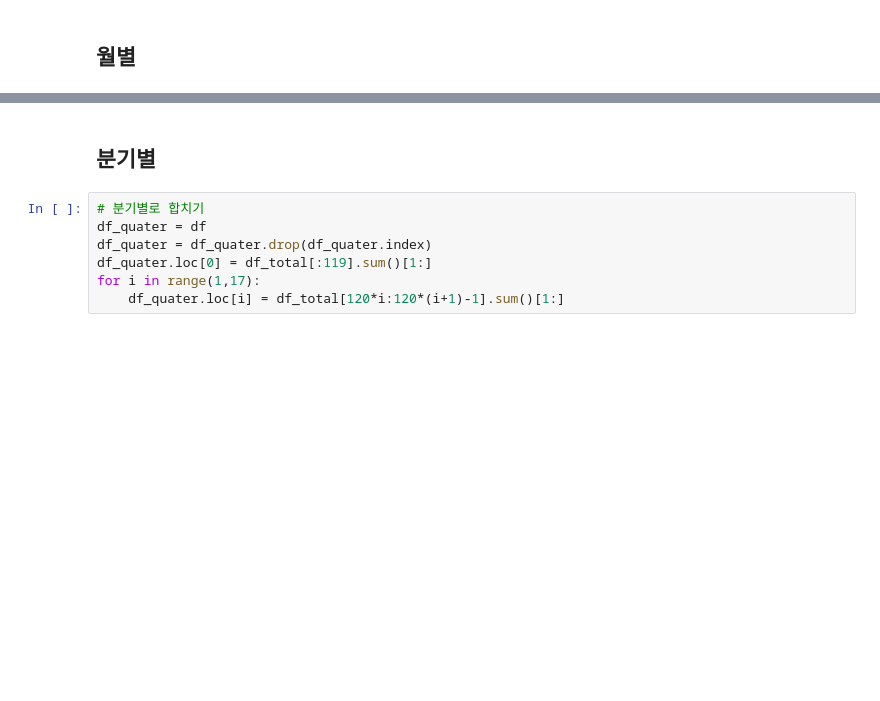
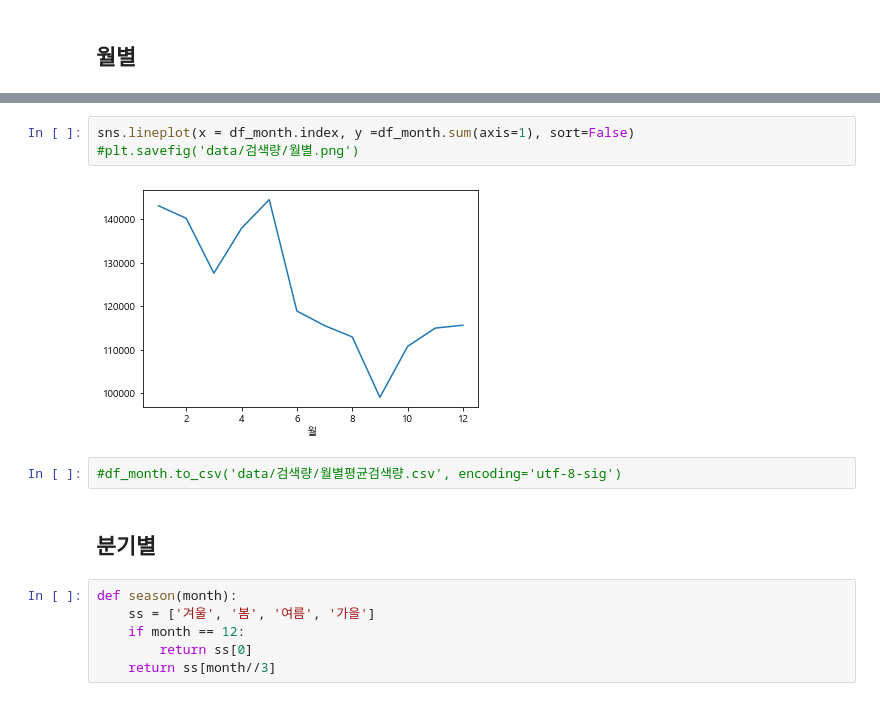
Before and after one commit to dongyoung0/toy_project, a Jupyter notebook: naver_trend.ipynb, the cells around one changed output, grey strips where cells are left out. Drawn from its saved outputs; the diff is of its cells as text; blank space fills up the shorter version.

```diff
--- a/naver_trend.ipynb
+++ b/naver_trend.ipynb
@@ -681,9 +711,15 @@ plt.legend(fontsize='x-large', title_fontsize='70')
+# %%
+sns.lineplot(x = df_month.index, y =df_month.sum(axis=1), sort=False)
+#plt.savefig('data/검색량/월별.png')
+# %% [output]
+[figure, added]
+# %%
+#df_month.to_csv('data/검색량/월별평균검색량.csv', encoding='utf-8-sig')
 # %% [markdown]
 ## 분기별
-# %%
-# 분기별로 합치기
-df_quater = df
-df_quater = df_quater.drop(df_quater.index)
-df_quater.loc[0] = df_total[:119].sum()[1:]
-for i in range(1,17):
-    df_quater.loc[i] = df_total[120*i:120*(i+1)-1].sum()[1:]
+# %%
+def season(month):
+    ss = ['겨울', '봄', '여름', '가을']
+    if month == 12:
+        return ss[0]
+    return ss[month//3]
```
Also changed, not shown: parts of 41 cells of this notebook.
